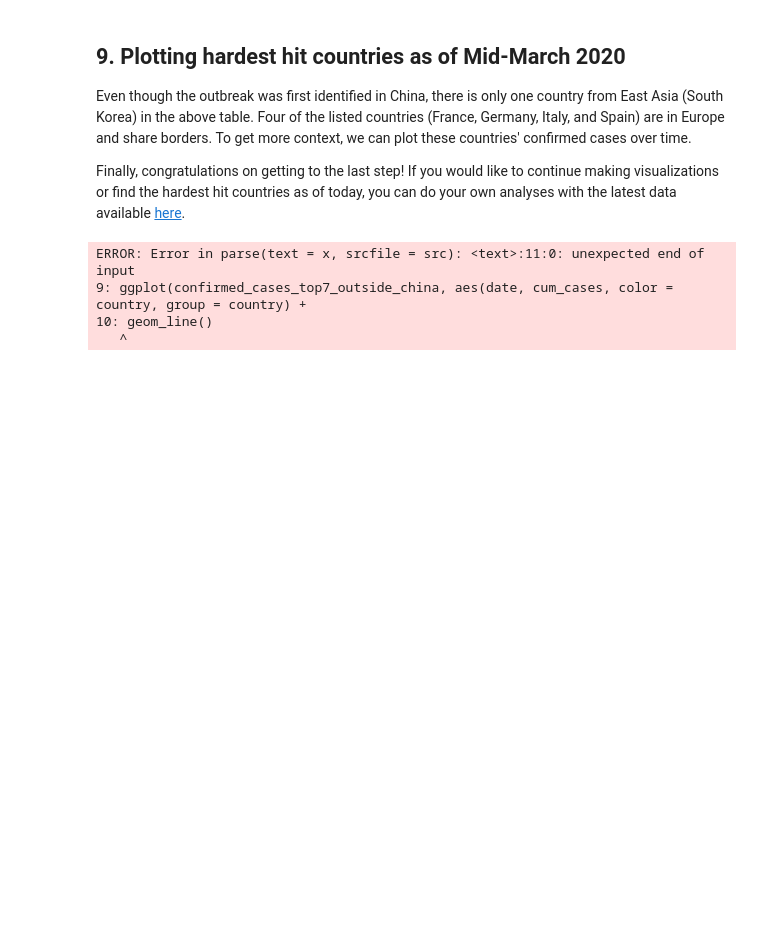
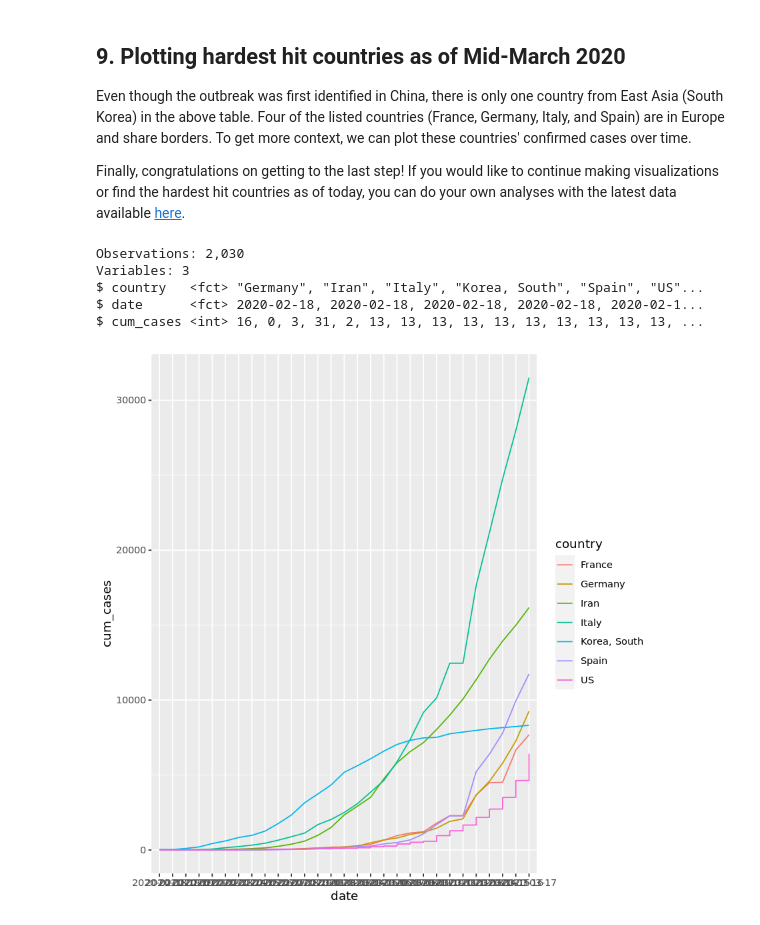
Before and after one commit to martinssnatalia/Datacamp-R-Projects, a Jupyter notebook: Visualizing COVID-19/notebook.ipynb, the cells around one changed output. Cells and saved outputs as stored; diff of their text form; code cells hidden in the pictures; blank space fills up the shorter version.

```diff
--- a/Visualizing COVID-19/notebook.ipynb
+++ b/Visualizing COVID-19/notebook.ipynb
@@ -202,15 +212,18 @@ A tibble: 7 x 2
 # %%
 # Run this to get the data for the top 7 countries
 confirmed_cases_top7_outside_china <- read.csv("datasets/confirmed_cases_top7_outside_china.csv")
 
 #
 glimpse(confirmed_cases_top7_outside_china)
 
 # Using confirmed_cases_top7_outside_china, draw a line plot of
 # cum_cases vs. date, grouped and colored by country
-ggplot(confirmed_cases_top7_outside_china, aes(date, cum_cases, color = country, group = country) + geom_line()
+ggplot(confirmed_cases_top7_outside_china, aes(date, cum_cases, color = country, group = country)) +
+geom_line()
 # %% [output]
-ERROR: Error in parse(text = x, srcfile = src): <text>:11:0: unexpected end of input
-9: ggplot(confirmed_cases_top7_outside_china, aes(date, cum_cases, color = country, group = country) +
-10: geom_line()
-   ^
+Observations: 2,030
+Variables: 3
+$ country   <fct> "Germany", "Iran", "Italy", "Korea, South", "Spain", "US"...
+$ date      <fct> 2020-02-18, 2020-02-18, 2020-02-18, 2020-02-18, 2020-02-1...
+$ cum_cases <int> 16, 0, 3, 31, 2, 13, 13, 13, 13, 13, 13, 13, 13, 13, 13, ...
+[figure, added]
```
Also changed, not shown: parts of 1 cell of this notebook.
